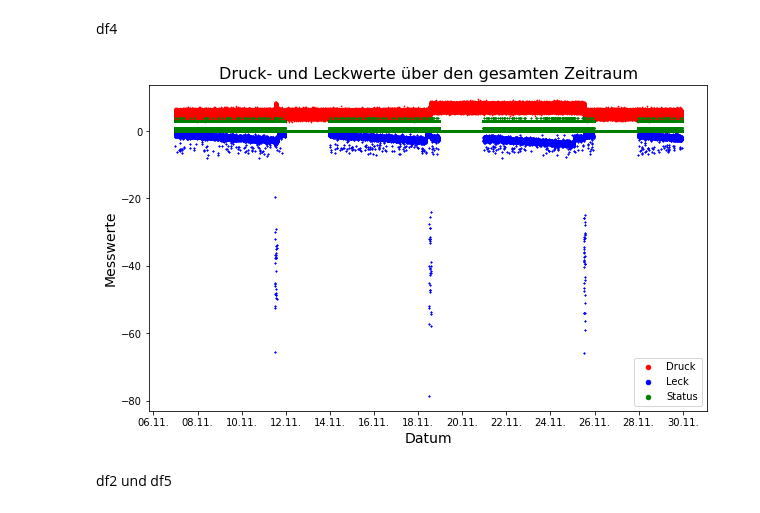
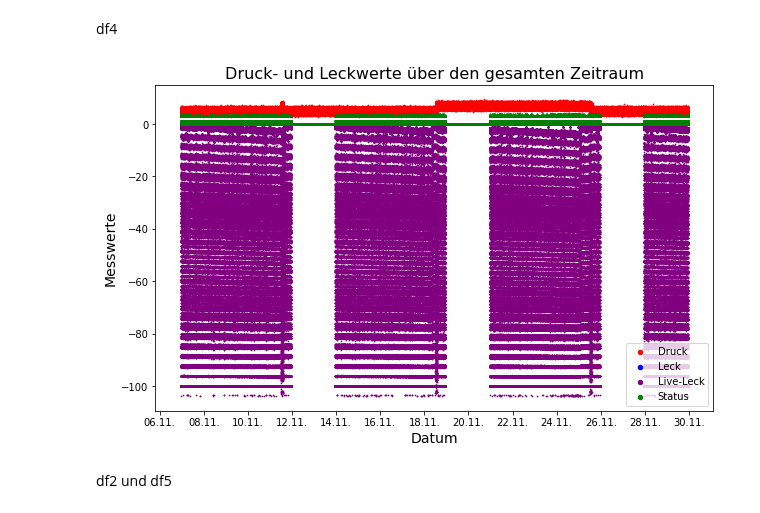
Before and after one commit to juliansaar/Innoprojekt, a Jupyter notebook: Validierung/Data_Stories_1.ipynb, the cells around one changed output. Saved outputs shown, nothing was run; the diff lists cells and outputs as text; code cells hidden in the pictures.

```diff
--- a/Validierung/Data_Stories_1.ipynb
+++ b/Validierung/Data_Stories_1.ipynb
@@ -159,27 +194,27 @@ df4
 # %%
 fig, ax = plt.subplots(figsize=(10,6))
 ax.scatter(df4.date, df4.druck, color='red', label='Druck', s=0.5)
 ax.scatter(df4.date, df4.leck, color='blue', label='Leck', s=0.5)
-#ax.scatter(df4.date, df4.liveleck, color='purple', label='Live-Leck', s=0.5)
+ax.scatter(df4.date, df4.liveleck, color='purple', label='Live-Leck', s=0.5)
 ax.scatter(df4.date, df4.status, color='green', label='Status', s=0.5)
 
 date_form = DateFormatter("%d.%m.")
 ax.xaxis.set_major_locator(mdates.DayLocator(interval=2)) # damit nicht direkt nach dem 31.10 der 01.11 angezeigt wird
 ax.xaxis.set_major_formatter(date_form)
 
 ax.set_title("Druck- und Leckwerte über den gesamten Zeitraum", fontsize=16)
 ax.set_xlabel("Datum", fontsize=14)
 ax.set_ylabel("Messwerte", fontsize=14)
 
 lgnd = plt.legend(loc=4, numpoints=1, fontsize=10)
 
 #change the marker size manually for lines
 lgnd.legendHandles[0]._sizes = [20]
 lgnd.legendHandles[1]._sizes = [20]
 lgnd.legendHandles[2]._sizes = [20]
-#lgnd.legendHandles[3]._sizes = [20]
+lgnd.legendHandles[3]._sizes = [20]
 # %% [output]
-[figure, old version]
+[figure, new version]
 # %% [markdown]
 df2 und df5
 # %%
```
Also changed, not shown: parts of 4 cells of this notebook, 2 other files.
